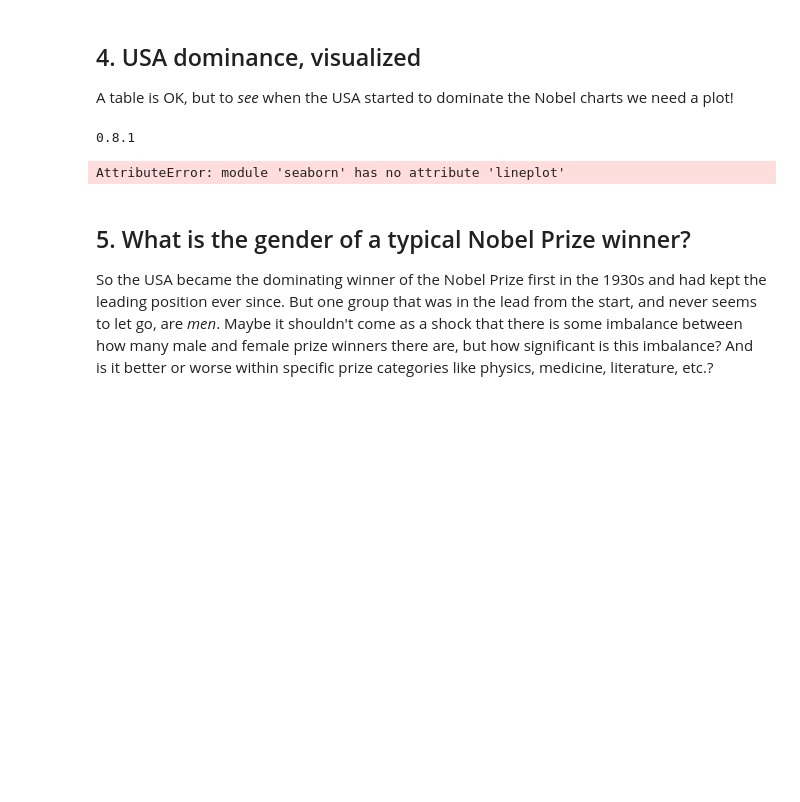
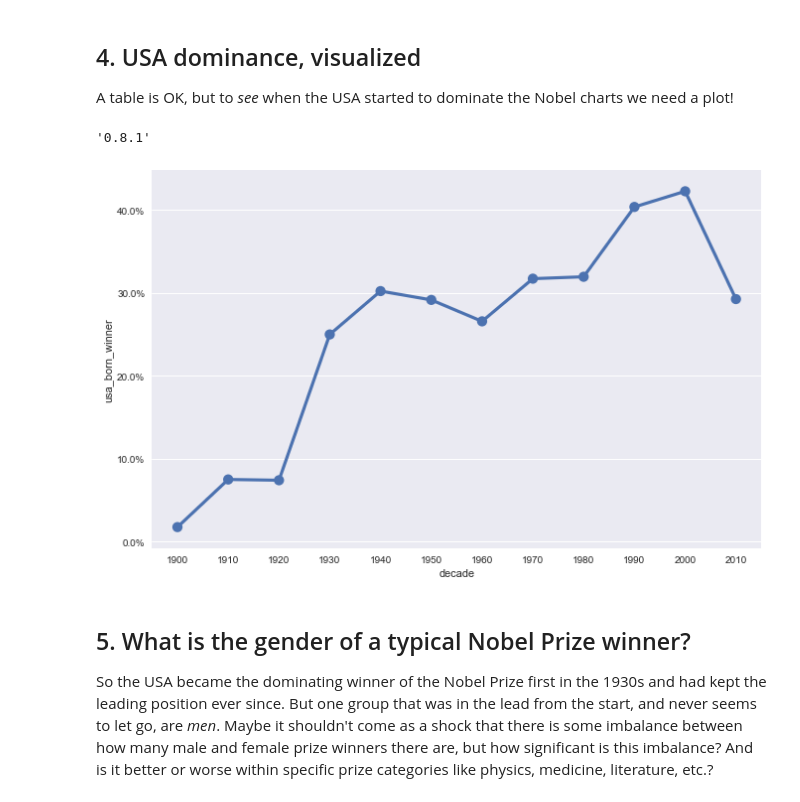
Before and after one commit to ArthurEzenwanne/data-projects, a Jupyter notebook: Nobel_Prize_Winners_Data_Analysis/noble_prize_data_analysis.ipynb, the cells around one changed output. Drawn from its saved outputs; the diff is of its cells as text; code cells hidden in the pictures; blank space fills up the shorter version.

```diff
--- a/Nobel_Prize_Winners_Data_Analysis/noble_prize_data_analysis.ipynb
+++ b/Nobel_Prize_Winners_Data_Analysis/noble_prize_data_analysis.ipynb
@@ -93,20 +93,22 @@ display(prop_usa_winners)
 # %%
 # Setting the plotting theme
 sns.set()
 # and setting the size of all plots.
 import matplotlib.pyplot as plt
 plt.rcParams['figure.figsize'] = [11, 7]
-print(sns.__version__)
+display(sns.__version__)
+
 # Plotting USA born winners
-ax = sns.lineplot(decade, usa_born_winner, data=prop_usa_winners)
+#ax = sns.lineplot('decade', 'usa_born_winner', data=prop_usa_winners)
+ax = sns.pointplot('decade', 'usa_born_winner', data=prop_usa_winners)
 
 # Adding %-formatting to the y-axis
 from matplotlib.ticker import PercentFormatter
 #import matplotlib.ticker as mtick
-ax.yaxis.set_major_formatter(PercentFormatter())
+ax.yaxis.set_major_formatter(PercentFormatter(1.0))
 # %% [output]
-0.8.1
+'0.8.1'
-AttributeError: module 'seaborn' has no attribute 'lineplot'
+[figure, added]
 # %% [markdown]
 ## 5. What is the gender of a typical Nobel Prize winner?
 <p>So the USA became the dominating winner of the Nobel Prize first in the 1930s and had kept the leading position ever since. But one group that was in the lead from the start, and never seems to let go, are <em>men</em>. Maybe it shouldn't come as a shock that there is some imbalance between how many male and female prize winners there are, but how significant is this imbalance? And is it better or worse within specific prize categories like physics, medicine, literature, etc.?</p>
```
Also changed, not shown: parts of 10 cells of this notebook.
